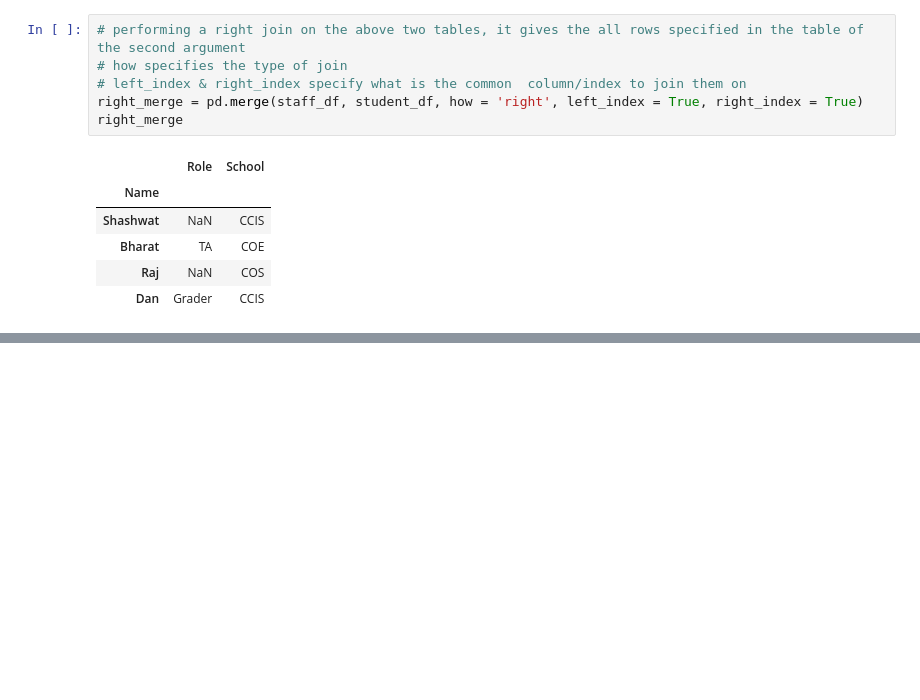
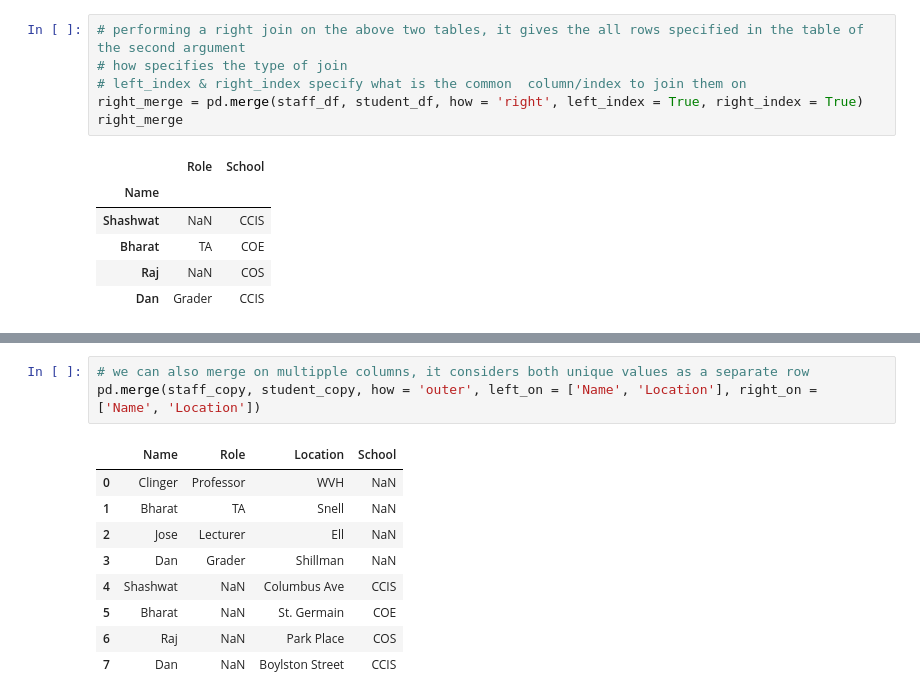
Before and after one commit to shashwatshetty/coursera-data-science, a Jupyter notebook: course-1/week-3/merging_dataframes.ipynb, the cells around one changed output, grey strips where cells are left out. Drawn from its saved outputs; the diff is of its cells as text; blank space fills up the shorter version.

```diff
--- a/course-1/week-3/merging_dataframes.ipynb
+++ b/course-1/week-3/merging_dataframes.ipynb
@@ -151,0 +181,13 @@ student_df
+# %%
+# we can also merge on multipple columns, it considers both unique values as a separate row
+pd.merge(staff_copy, student_copy, how = 'outer', left_on = ['Name', 'Location'], right_on = ['Name', 'Location'])
+# %% [output]
+|  | Name | Role | Location | School |
+| 0 | Clinger | Professor | WVH | NaN |
+| 1 | Bharat | TA | Snell | NaN |
+| 2 | Jose | Lecturer | Ell | NaN |
+| 3 | Dan | Grader | Shillman | NaN |
+| 4 | Shashwat | NaN | Columbus Ave | CCIS |
+| 5 | Bharat | NaN | St. Germain | COE |
+| 6 | Raj | NaN | Park Place | COS |
+| 7 | Dan | NaN | Boylston Street | CCIS |
```
Also changed, not shown: parts of 8 cells of this notebook.
